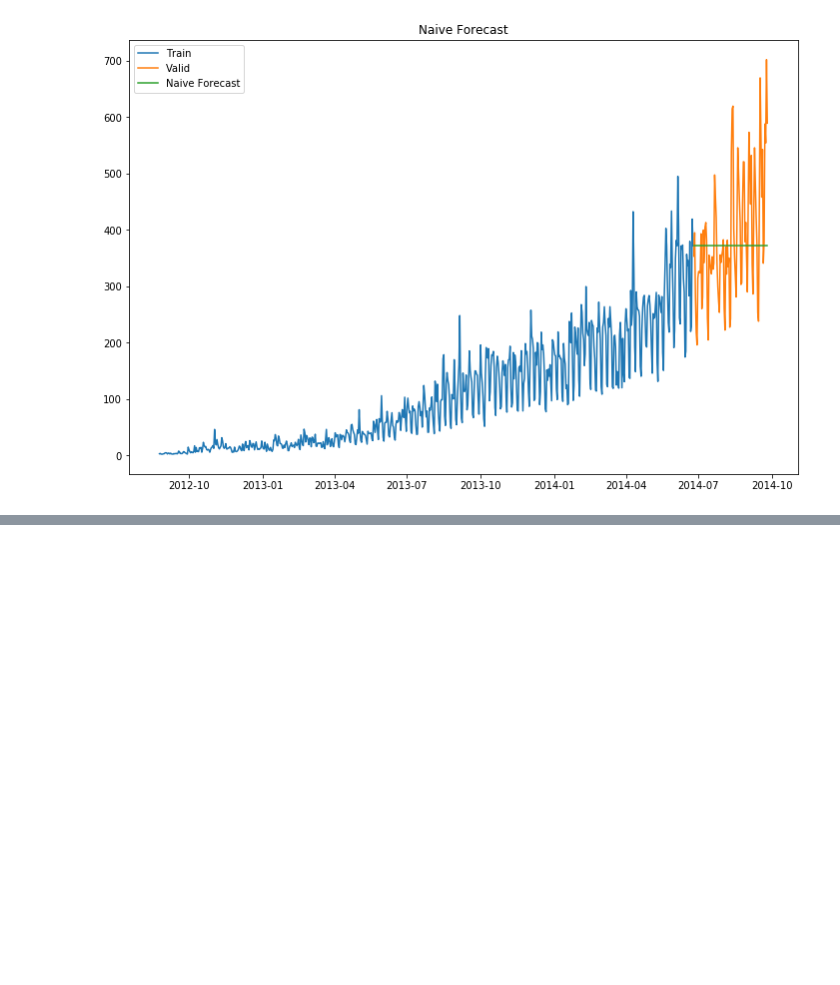
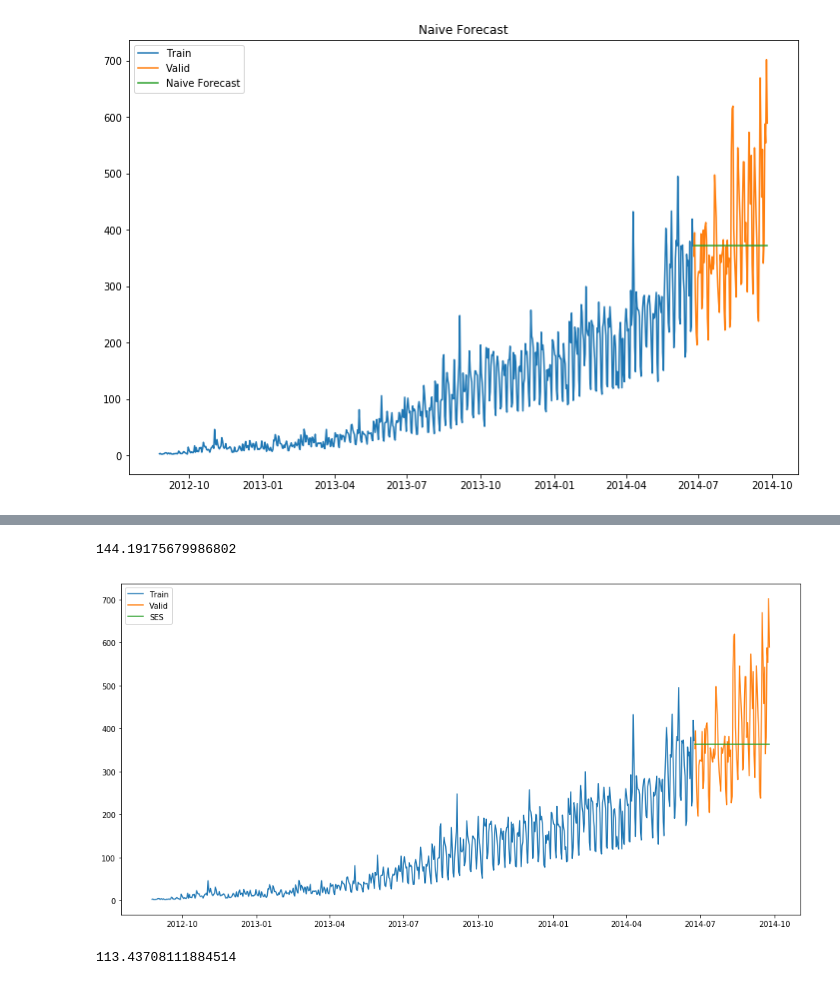
Before and after one commit to vascobailao/JetRail-TimeSeries, a Jupyter notebook: Untitled.ipynb, the cells around one changed output, grey strips where cells are left out. Saved outputs shown, nothing was run; the diff lists cells and outputs as text; code cells hidden in the pictures; blank space fills up the shorter version.

```diff
--- a/Untitled.ipynb
+++ b/Untitled.ipynb
@@ -170,0 +200,25 @@ plt.show()
+# %%
+from math import sqrt
+from sklearn.metrics import mean_squared_error
+rms = sqrt(mean_squared_error(valid.Count, y_hat_avg.moving_avg_forecast))
+print(rms)
+# %% [output]
+144.19175679986802
+# %%
+from statsmodels.tsa.api import ExponentialSmoothing, SimpleExpSmoothing, Holt
+y_hat_avg = valid.copy()
+fit2 = SimpleExpSmoothing(np.asarray(Train['Count'])).fit(smoothing_level=0.6,optimized=False)
+y_hat_avg['SES'] = fit2.forecast(len(valid))
+plt.figure(figsize=(16,8))
+plt.plot(Train['Count'], label='Train')
+plt.plot(valid['Count'], label='Valid')
+plt.plot(y_hat_avg['SES'], label='SES')
+plt.legend(loc='best')
+plt.show()
+# %% [output]
+[figure, added]
+# %%
+rms = sqrt(mean_squared_error(valid.Count, y_hat_avg.SES))
+print(rms)
+# %% [output]
+113.43708111884514
```
Also changed, not shown: parts of 4 cells of this notebook.
